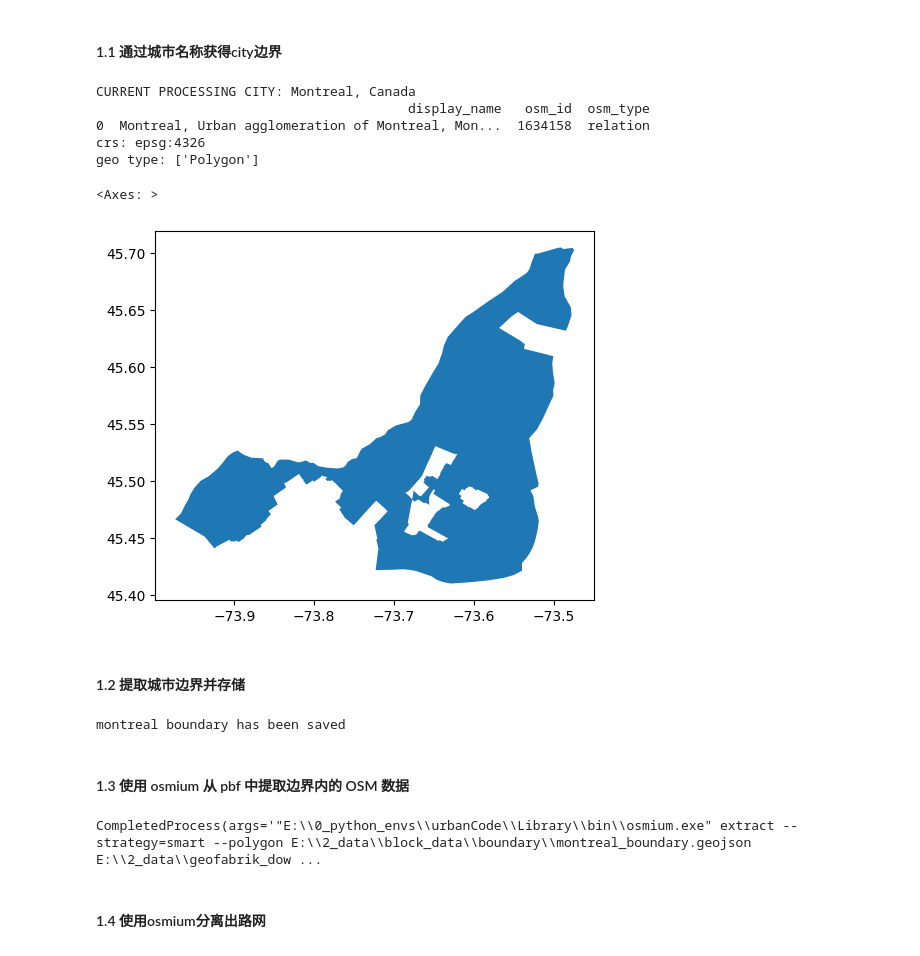
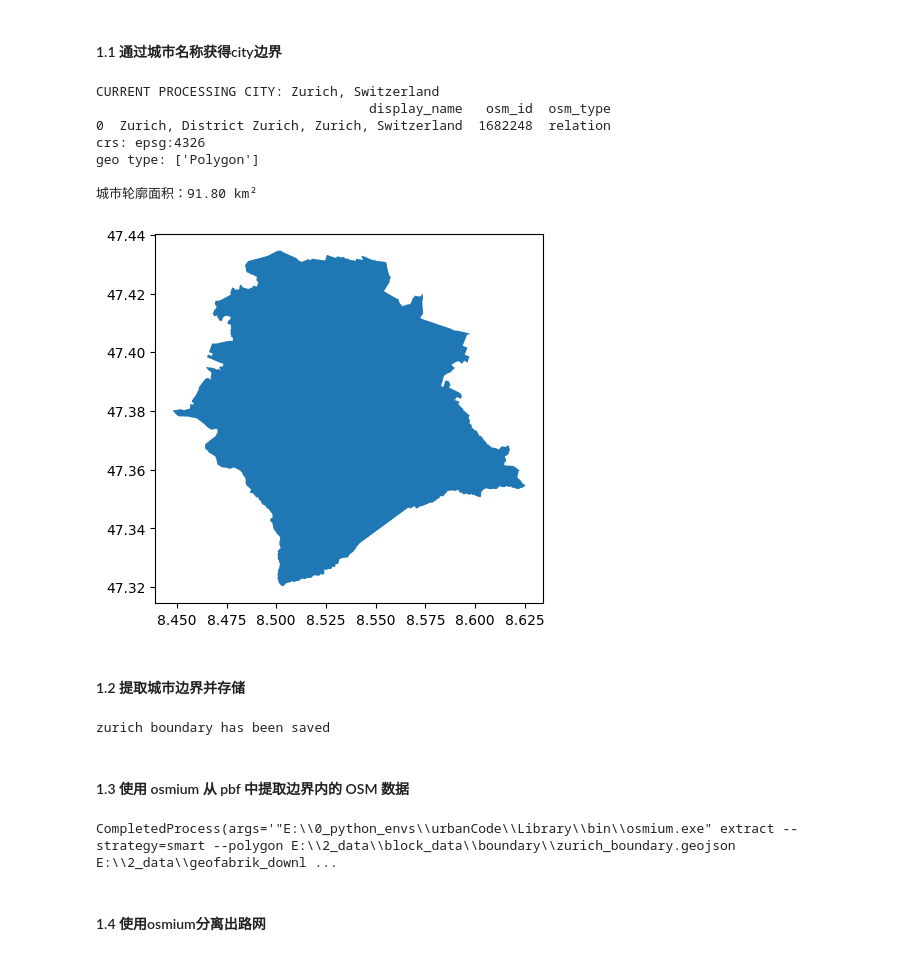
Before and after one commit to zhangbz764/urban-data-demos, a Jupyter notebook: casebase/city_block_extractor.ipynb, the cells around one changed output. Saved outputs shown, nothing was run; the diff lists cells and outputs as text; code cells hidden in the pictures.

```diff
--- a/casebase/city_block_extractor.ipynb
+++ b/casebase/city_block_extractor.ipynb
@@ -15,28 +15,36 @@ conn = utils_z.get_conn("Test20260413", "postgres", "we6666", "localhost", "5432
 #### 1.1 通过城市名称获得city边界
 # %%
 # 通过城市名称获得city边界
-country_pbf_name = "quebec-260421.osm.pbf"
+country_pbf_name = "switzerland-260413.osm.pbf"
 pbf_filepath = f"E:\\2_data\\geofabrik_downloads\\{country_pbf_name}"
 
-city_query_name = "Montreal, Canada"
-city_name = "montreal"
+city_query_name = "Zurich, Switzerland"
+city_name = "zurich"
 # %%
 city = ox.geocode_to_gdf(city_query_name)
 print("CURRENT PROCESSING CITY: " + city_query_name)
 print(city[["display_name", "osm_id", "osm_type"]])
 
 # 检查结果
 print(f"crs: {city.crs}")
 print(f"geo type: {city.geometry.type.values}")  # 应该是 MultiPolygon 或 Polygon
 city.plot()
+
+# 计算城市轮廓面积（平方千米）
+# 转换为投影坐标系（使用 utm）以准确计算面积
+city_utm = city.to_crs(city.estimate_utm_crs())
+city_area_km2 = city_utm.geometry.area.sum() / 1_000_000  # 平方米转换为平方千米
+
+print(f"\n城市轮廓面积：{city_area_km2:.2f} km²")
 # %% [output]
-CURRENT PROCESSING CITY: Montreal, Canada
-                                        display_name   osm_id  osm_type
-0  Montreal, Urban agglomeration of Montreal, Mon...  1634158  relation
+CURRENT PROCESSING CITY: Zurich, Switzerland
+                                   display_name   osm_id  osm_type
+0  Zurich, District Zurich, Zurich, Switzerland  1682248  relation
 crs: epsg:4326
 geo type: ['Polygon']
+
+城市轮廓面积：91.80 km²
-<Axes: >
-[figure, old version]
+[figure, new version]
 # %% [markdown]
 #### 1.2 提取城市边界并存储
 # %%
@@ -45,7 +53,7 @@ bound_filepath = "E:\\2_data\\block_data\\boundary\\" + bound_filename
 city.to_file(bound_filepath, driver="GeoJSON")
 print(city_name + " boundary has been saved")
 # %% [output]
-montreal boundary has been saved
+zurich boundary has been saved
 # %% [markdown]
 #### 1.3 使用 osmium 从 pbf 中提取边界内的 OSM 数据
 # %%
@@ -57,7 +65,7 @@ osmium_path = "E:\\0_python_envs\\urbanCode\\Library\\bin\\osmium.exe"
 cmd = f'"{osmium_path}" extract --strategy=smart --polygon {bound_filepath} {pbf_filepath} -o {output_filepath} --overwrite'
 utils_z.run_cmd(cmd)
 # %% [output]
-CompletedProcess(args='"E:\\0_python_envs\\urbanCode\\Library\\bin\\osmium.exe" extract --strategy=smart --polygon E:\\2_data\\block_data\\boundary\\montreal_boundary.geojson E:\\2_data\\geofabrik_dow ...
+CompletedProcess(args='"E:\\0_python_envs\\urbanCode\\Library\\bin\\osmium.exe" extract --strategy=smart --polygon E:\\2_data\\block_data\\boundary\\zurich_boundary.geojson E:\\2_data\\geofabrik_downl ...
 # %% [markdown]
 #### 1.4 使用osmium分离出路网
 # %%
```
Also changed, not shown: parts of 8 cells of this notebook.
